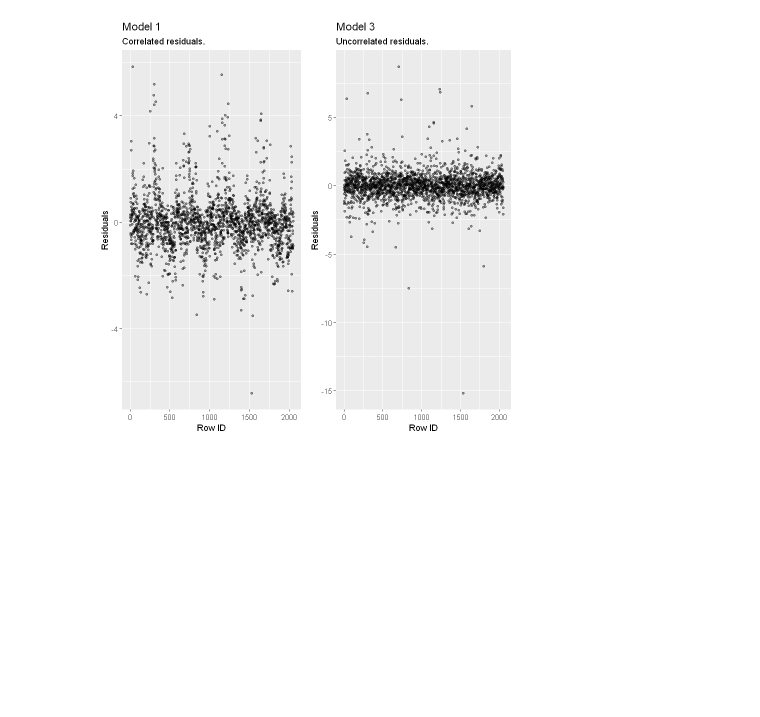
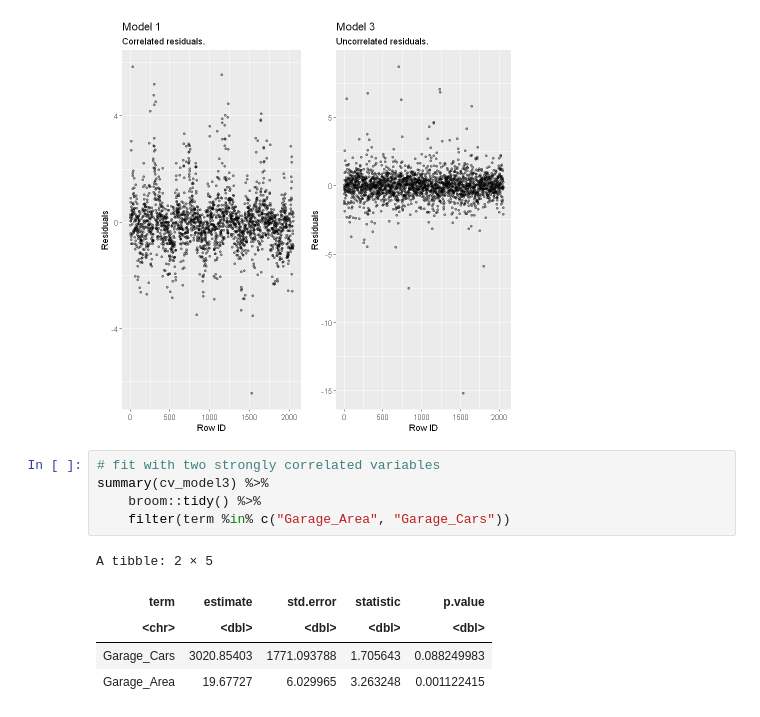
Before and after one commit to summerofgeorge/homlr, a Jupyter notebook: ch-4.ipynb, the cells around one changed output. Cells and saved outputs as stored; diff of their text form; blank space fills up the shorter version.

```diff
--- a/ch-4.ipynb
+++ b/ch-4.ipynb
@@ -326,3 +338,14 @@ gridExtra::grid.arrange(p1, p2, nrow = 1)
 Warning message:
 "Removed 18 rows containing missing values (geom_point)."
 [figure]
+# %%
+# fit with two strongly correlated variables
+summary(cv_model3) %>%
+    broom::tidy() %>%
+    filter(term %in% c("Garage_Area", "Garage_Cars"))
+# %% [output]
+A tibble: 2 × 5
+| term | estimate | std.error | statistic | p.value |
+| <chr> | <dbl> | <dbl> | <dbl> | <dbl> |
+| Garage_Cars | 3020.85403 | 1771.093788 | 1.705643 | 0.088249983 |
+| Garage_Area | 19.67727 | 6.029965 | 3.263248 | 0.001122415 |
```
Also changed, not shown: parts of 14 cells of this notebook, 6 other files.
